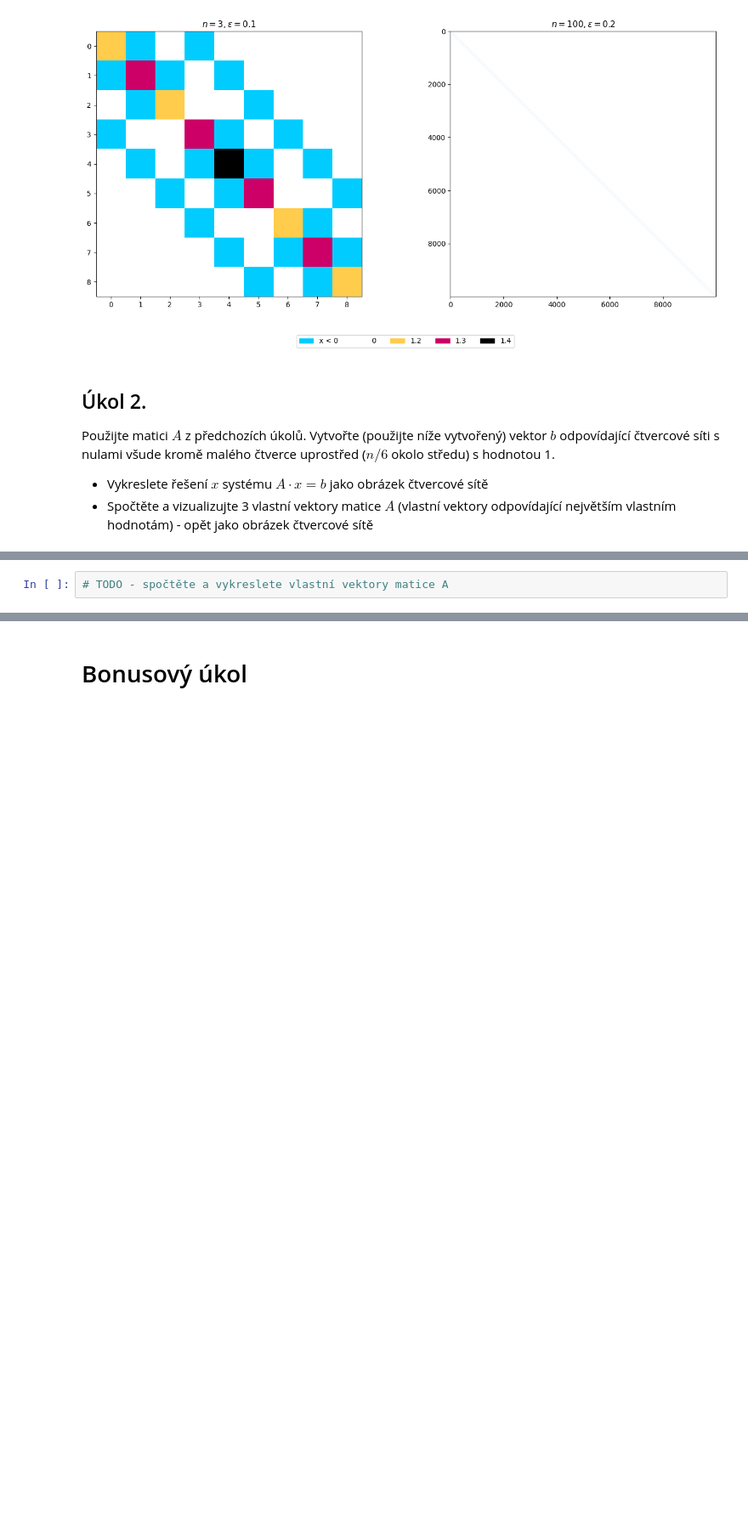
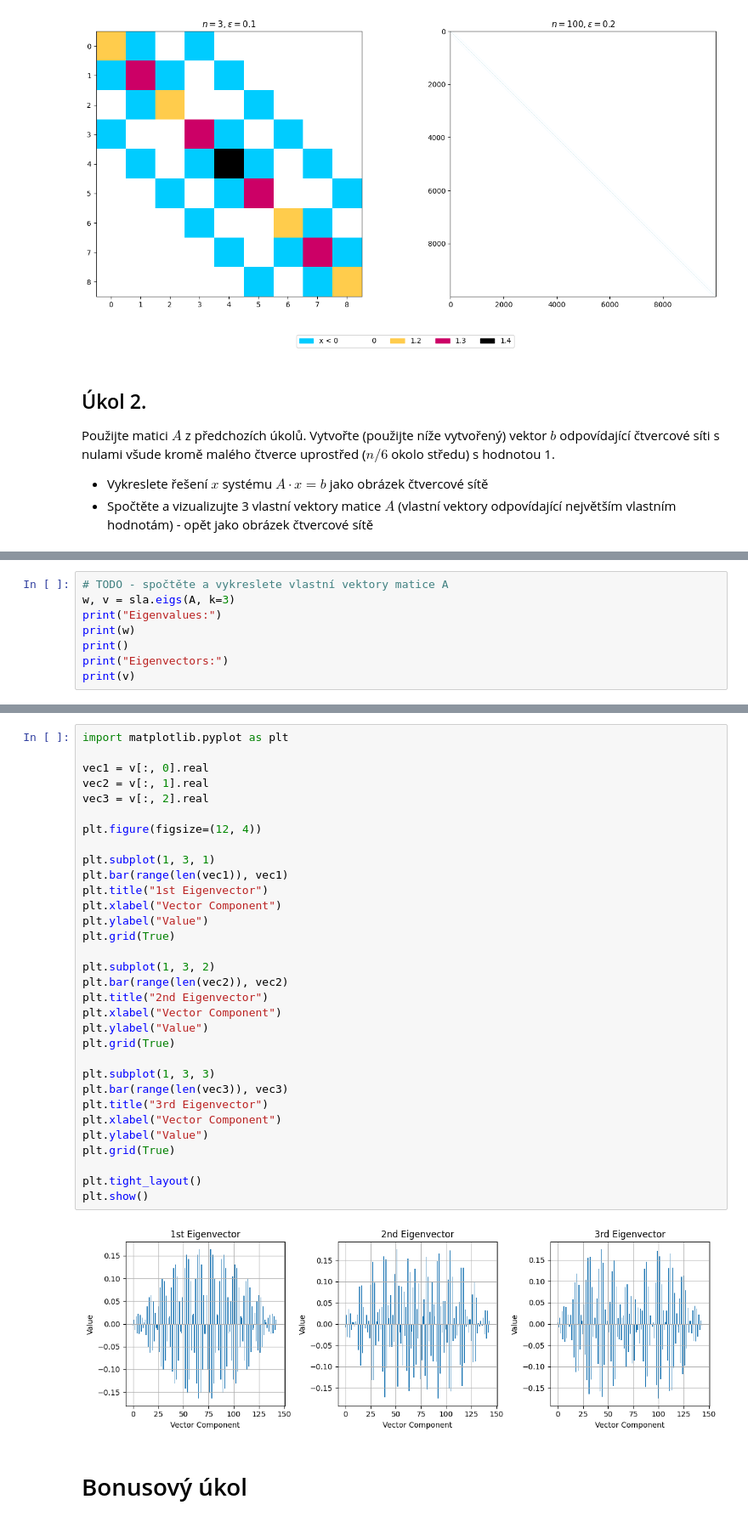
Before and after one commit to LAK0028/vvp-DU, a Jupyter notebook: DU5.ipynb, the cells around one changed output, grey strips where cells are left out. Shown at 85% size. Drawn from its saved outputs; the diff is of its cells as text; blank space fills up the shorter version.

```diff
--- a/DU5.ipynb
+++ b/DU5.ipynb
@@ -167,2 +178,8 @@ import scipy as sp
 # %%
 # TODO - spočtěte a vykreslete vlastní vektory matice A
+w, v = sla.eigs(A, k=3)
+print("Eigenvalues:")
+print(w)
+print()
+print("Eigenvectors:")
+print(v)
@@ -169,3 +204,37 @@ import scipy as sp
+# %%
+import matplotlib.pyplot as plt
+
+vec1 = v[:, 0].real
+vec2 = v[:, 1].real
+vec3 = v[:, 2].real
+
+plt.figure(figsize=(12, 4))
+
+plt.subplot(1, 3, 1)
+plt.bar(range(len(vec1)), vec1)
+plt.title("1st Eigenvector")
+plt.xlabel("Vector Component")
+plt.ylabel("Value")
+plt.grid(True)
+
+plt.subplot(1, 3, 2)
+plt.bar(range(len(vec2)), vec2)
+plt.title("2nd Eigenvector")
+plt.xlabel("Vector Component")
+plt.ylabel("Value")
+plt.grid(True)
+
+plt.subplot(1, 3, 3)
+plt.bar(range(len(vec3)), vec3)
+plt.title("3rd Eigenvector")
+plt.xlabel("Vector Component")
+plt.ylabel("Value")
+plt.grid(True)
+
+plt.tight_layout()
+plt.show()
+# %% [output]
+[figure, added]
 # %% [markdown]
 # Bonusový úkol
 # %% [markdown]
```
Also changed, not shown: parts of 3 cells of this notebook.
